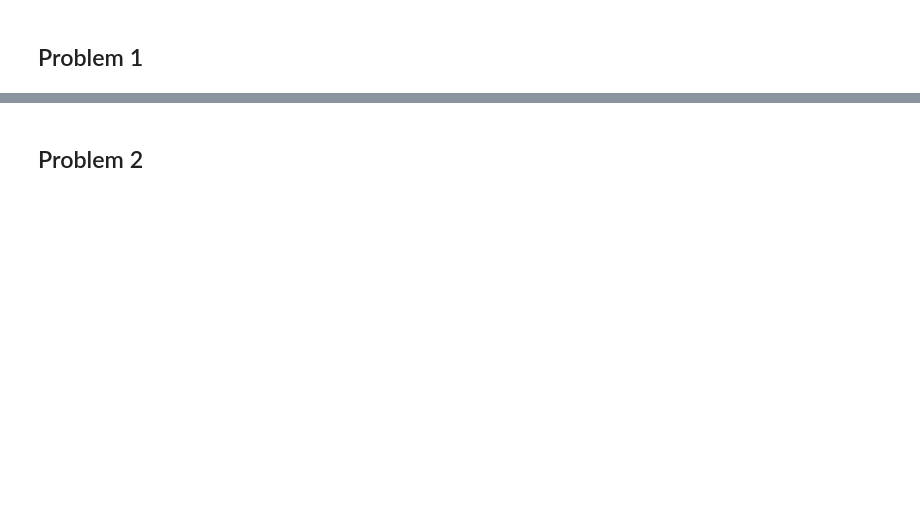
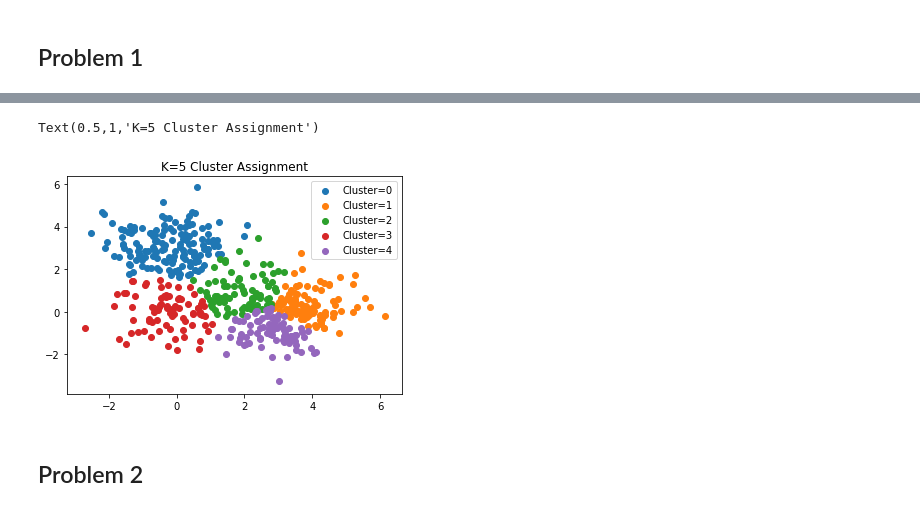
Before and after one commit to yjs1210/machine-learning, a Jupyter notebook: Kmeans-Matrix-Factorization.ipynb, the cells around one changed output, grey strips where cells are left out. Cells and saved outputs as stored; diff of their text form; code cells hidden in the pictures; blank space fills up the shorter version.

```diff
--- a/Kmeans-Matrix-Factorization.ipynb
+++ b/Kmeans-Matrix-Factorization.ipynb
@@ -80,2 +83,13 @@ Text(0.5, 1.0, 'K=5 Cluster Assignment')
+# %%
+plt.scatter(n[c5==0,0],n[c5==0,1],label = 'Cluster=0')
+plt.scatter(n[c5==1,0],n[c5==1,1],label = 'Cluster=1')
+plt.scatter(n[c5==2,0],n[c5==2,1],label = 'Cluster=2')
+plt.scatter(n[c5==3,0],n[c5==3,1],label = 'Cluster=3')
+plt.scatter(n[c5==4,0],n[c5==4,1],label = 'Cluster=4')
+plt.legend()
+plt.title('K=5 Cluster Assignment')
+# %% [output]
+Text(0.5,1,'K=5 Cluster Assignment')
+[figure, added]
 # %% [markdown]
 ## Problem 2
```
Also changed, not shown: parts of 50 cells of this notebook, 1 other file.
